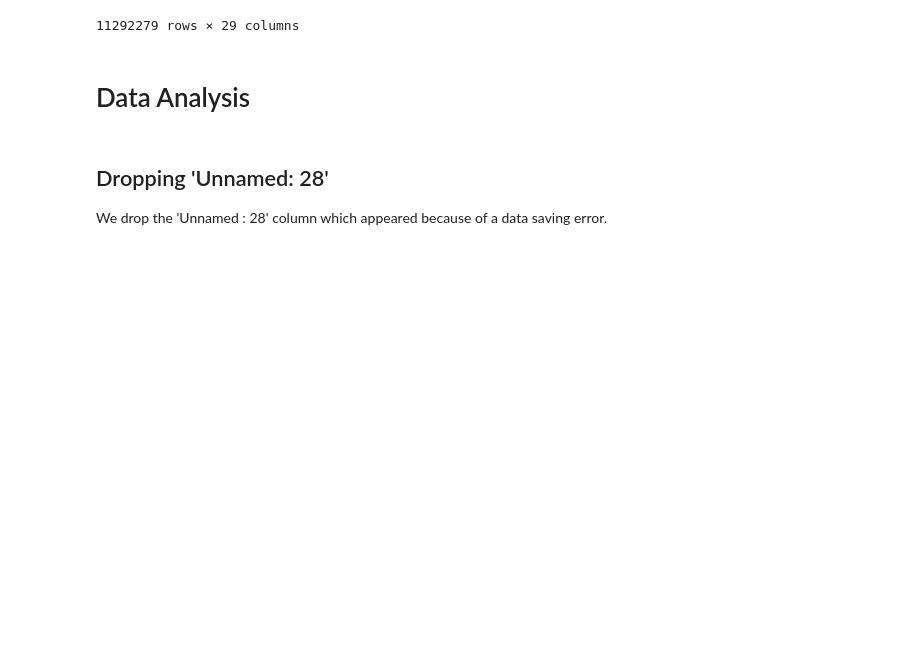
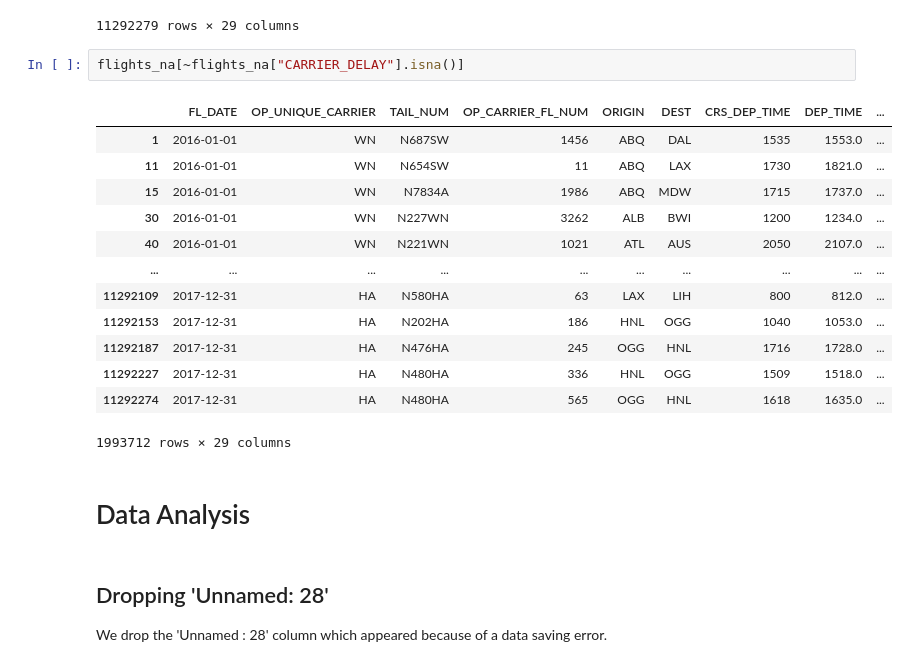
Before and after one commit to chrigHub/PertubationThesis, a Jupyter notebook: main/preparation/01_flight_prep.ipynb, the cells around one changed output. Drawn from its saved outputs; the diff is of its cells as text; blank space fills up the shorter version.

```diff
--- a/main/preparation/01_flight_prep.ipynb
+++ b/main/preparation/01_flight_prep.ipynb
@@ -44,8 +44,24 @@ flights_na
 | 11292277 | 2017-12-31 | HA | N479HA | 587 | KOA | HNL | 954 | 951.0 | ... |
 | 11292278 | 2017-12-31 | HA | N480HA | 599 | KOA | LIH | 944 | 947.0 | ... |
 11292279 rows × 29 columns
+# %%
+flights_na[~flights_na["CARRIER_DELAY"].isna()]
+# %% [output]
+|  | FL_DATE | OP_UNIQUE_CARRIER | TAIL_NUM | OP_CARRIER_FL_NUM | ORIGIN | DEST | CRS_DEP_TIME | DEP_TIME | ... |
+| 1 | 2016-01-01 | WN | N687SW | 1456 | ABQ | DAL | 1535 | 1553.0 | ... |
+| 11 | 2016-01-01 | WN | N654SW | 11 | ABQ | LAX | 1730 | 1821.0 | ... |
+| 15 | 2016-01-01 | WN | N7834A | 1986 | ABQ | MDW | 1715 | 1737.0 | ... |
+| 30 | 2016-01-01 | WN | N227WN | 3262 | ALB | BWI | 1200 | 1234.0 | ... |
+| 40 | 2016-01-01 | WN | N221WN | 1021 | ATL | AUS | 2050 | 2107.0 | ... |
+| ... | ... | ... | ... | ... | ... | ... | ... | ... | ... |
+| 11292109 | 2017-12-31 | HA | N580HA | 63 | LAX | LIH | 800 | 812.0 | ... |
+| 11292153 | 2017-12-31 | HA | N202HA | 186 | HNL | OGG | 1040 | 1053.0 | ... |
+| 11292187 | 2017-12-31 | HA | N476HA | 245 | OGG | HNL | 1716 | 1728.0 | ... |
+| 11292227 | 2017-12-31 | HA | N480HA | 336 | HNL | OGG | 1509 | 1518.0 | ... |
+| 11292274 | 2017-12-31 | HA | N480HA | 565 | OGG | HNL | 1618 | 1635.0 | ... |
+1993712 rows × 29 columns
 # %% [markdown]
-# Data Analysis
+ # Data Analysis
 # %% [markdown]
 ## Dropping 'Unnamed: 28'
 We drop the 'Unnamed : 28' column which appeared because of a data saving error.
```
Also changed, not shown: 2 other files.
